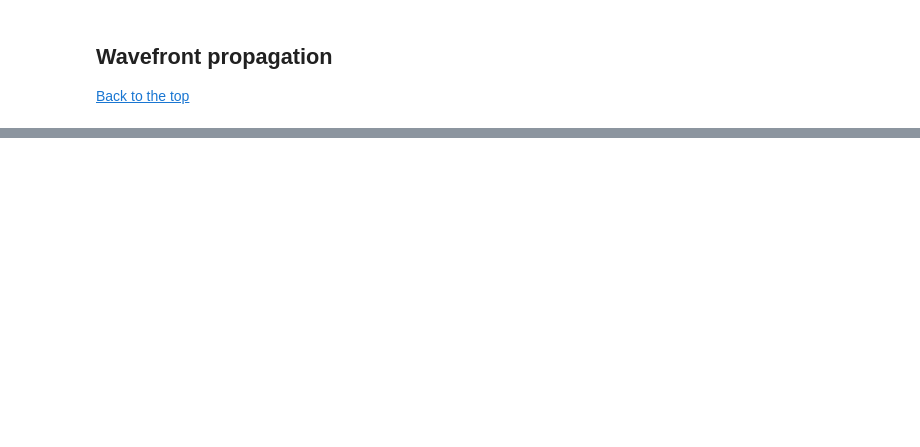
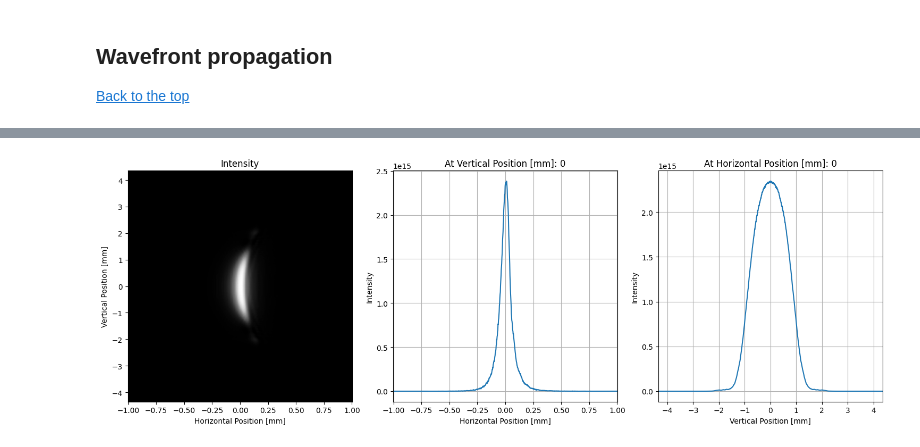
Before and after one commit to barc4/soleil_hermes, a Jupyter notebook: workspaces/Hermes_SRW.ipynb, the cells around one changed output, grey strips where cells are left out. Drawn from its saved outputs; the diff is of its cells as text; code cells hidden in the pictures; blank space fills up the shorter version.

```diff
--- a/workspaces/Hermes_SRW.ipynb
+++ b/workspaces/Hermes_SRW.ipynb
@@ -286,0 +350,4 @@ srw_quick_plot(pwfr)
+# %%
+srw_quick_plot(pwfr, me=0, phase=False)
+# %% [output]
+[figure, added]
```
Also changed, not shown: parts of 37 cells of this notebook, 4 other files.
